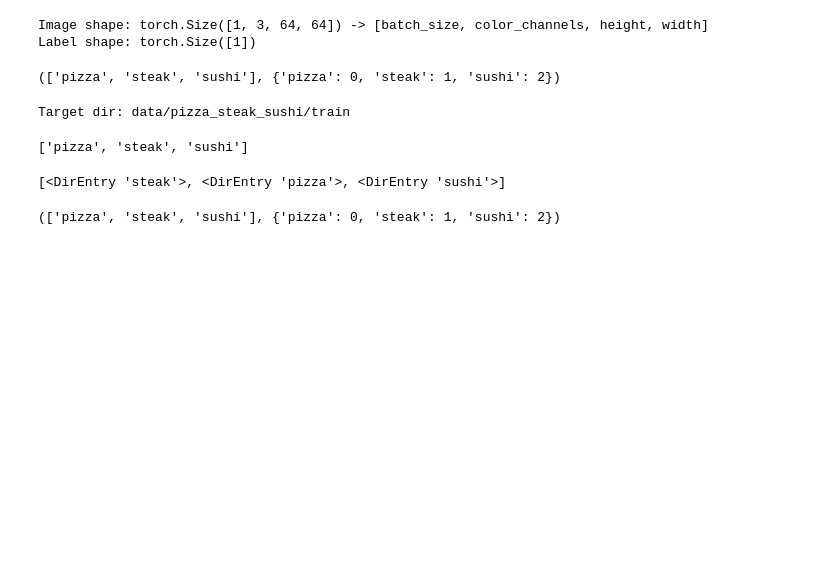
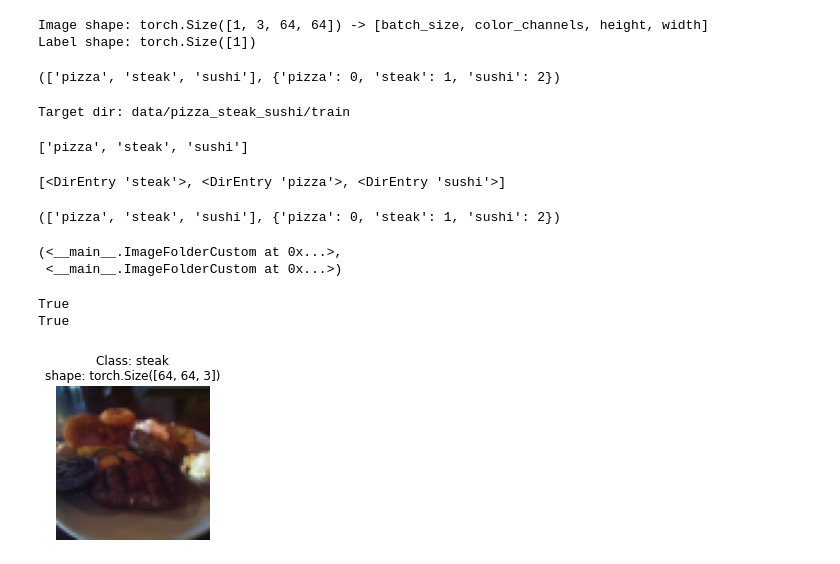
Before and after one commit to qarimbas/pytorch-deep-learning-course, a Jupyter notebook: 04_pytorch_custom_datasets_video.ipynb, the cells around one changed output. Cells and saved outputs as stored; diff of their text form; code cells hidden in the pictures; blank space fills up the shorter version.

```diff
--- a/04_pytorch_custom_datasets_video.ipynb
+++ b/04_pytorch_custom_datasets_video.ipynb
@@ -446,0 +454,12 @@ test_transforms = transforms.Compose([
+# %%
+train_data_custom, test_data_custom
+# %% [output]
+(<__main__.ImageFolderCustom at 0x...>,
+ <__main__.ImageFolderCustom at 0x...>)
+# %%
+#Check for equality between original ImageFolder Dataset and ImageFolderCustomDataset
+print(train_data_custom.classes==train_data.classes)
+print(test_data_custom.classes==test_data.classes)
+# %% [output]
+True
+True
@@ -446,0 +506,8 @@ test_transforms = transforms.Compose([
+# %%
+#Display random images from the ImageFolder created Dataset
+display_random_images(train_data,
+                      n=5,
+                      classes=class_names,
+                      seed=None)
+# %% [output]
+[figure, added]
```
Also changed, not shown: parts of 3 cells of this notebook.
